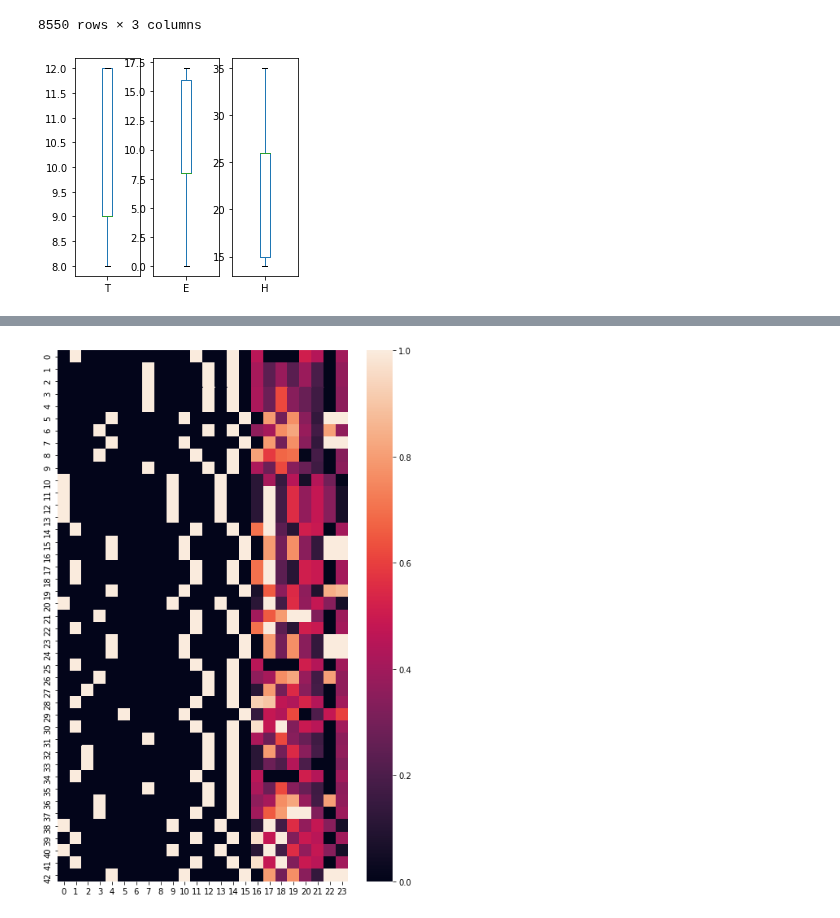
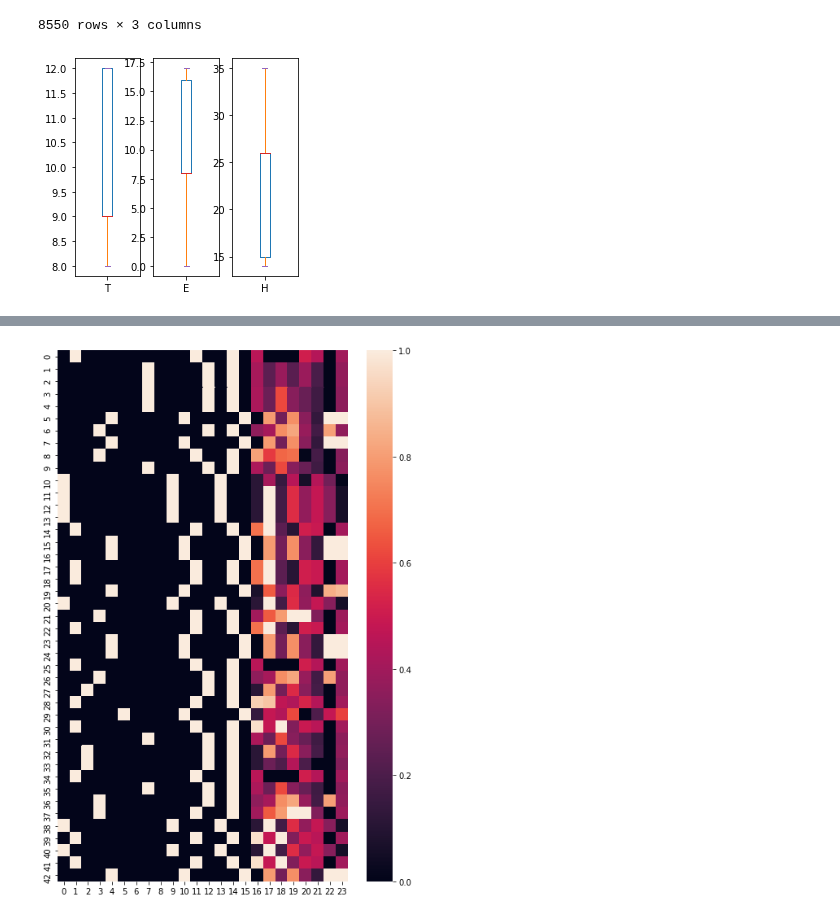
Before and after one commit to AlessioZanga/BioHackaton2021, a Jupyter notebook: dataset_exploration.ipynb, the cells around one changed output, grey strips where cells are left out. Saved outputs shown, nothing was run; the diff lists cells and outputs as text; code cells hidden in the pictures.

Commit message:
added color_2

```diff
--- a/dataset_exploration.ipynb
+++ b/dataset_exploration.ipynb
@@ -160,0 +158,17 @@ _ = sequence_freq.plot.box(subplots=True, figsize=(16, 4))
+# %%
+color = {
+    "boxes": sns.color_palette("tab10")[0],
+    "whiskers": sns.color_palette("tab10")[1],
+    "medians": sns.color_palette("tab10")[3],
+    "caps": sns.color_palette("tab10")[4],
+}
+
+
+
+#_ = sequence_freq.plot(subplots=True, figsize=(16, 4), kind='box', palette=color)
+
+palette=list(['#e6194B', '#3cb44b', '#ffe119', '#4363d8', '#f58231', '#911eb4', '#42d4f4', '#f032e6',
+             '#bfef45', '#fabed4', '#469990', '#dcbeff', '#9A6324', '#fffac8', '#800000', '#aaffc3',
+             '#808000', '#ffd8b1', '#000075', '#a9a9a9', '#ffffff', '#000000'])
+fig, ax = plt.subplots(figsize=(16, 4))
+sns.boxplot(data = sequence_freq, ax=ax, palette=palette)
@@ -182,9 +203,9 @@ structure_freq
 | 8549 | 12 | 17.0 | 14 |
 8550 rows × 3 columns
 # %%
-_ = structure_freq.plot.box(subplots=True, figsize=(4, 4))
+_ = structure_freq.plot(subplots=True, figsize=(4, 4), kind='box', color=color)
 # %% [output]
-[figure, old version]
+[figure, new version]
 # %%
 structure_freq = structure_freq.div(structure_freq.sum(axis=1), axis=0)
 # %%
```
Also changed, not shown: parts of 8 cells of this notebook, 1 other file.
